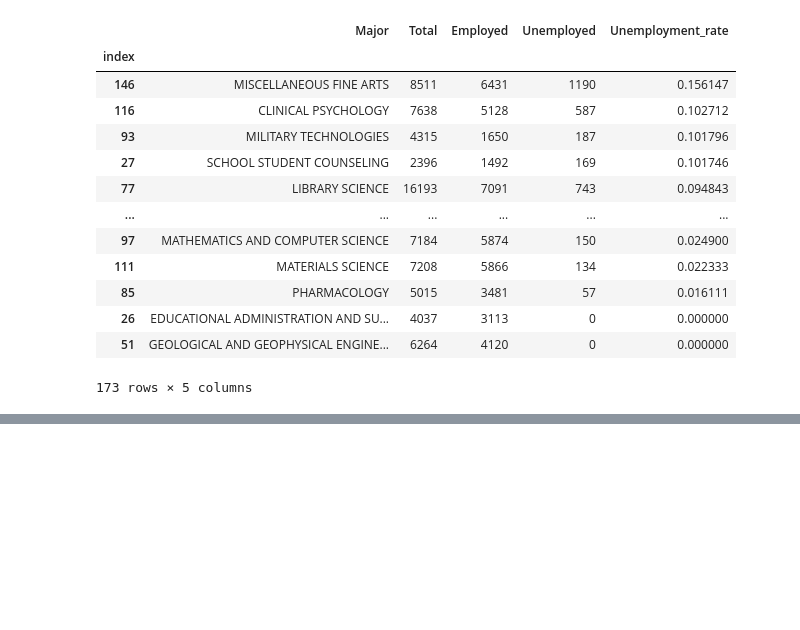
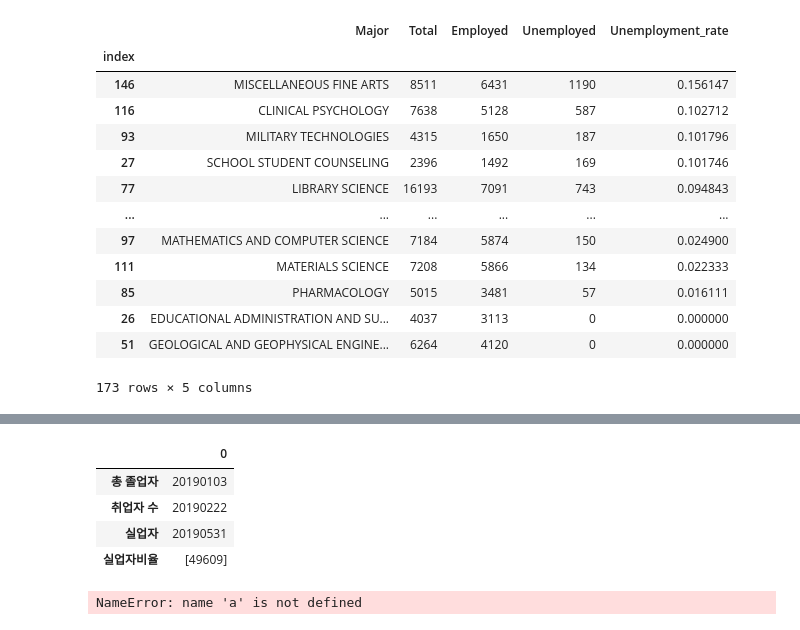
Before and after one commit to volfs01/College-Majors-and-their-Graduates_app, a Jupyter notebook: College-Majors-and-their-Graduates_app.ipynb, the cells around one changed output, grey strips where cells are left out. Cells and saved outputs as stored; diff of their text form; code cells hidden in the pictures; blank space fills up the shorter version.

```diff
--- a/College-Majors-and-their-Graduates_app.ipynb
+++ b/College-Majors-and-their-Graduates_app.ipynb
@@ -160,0 +183,13 @@ df_age.loc[(df_age['Employed']/df_age['Total'] * 100) == (df_age['Employed']/df_
+# %%
+student_card
+# %% [output]
+|  | 0 |
+| 총 졸업자 | 20190103 |
+| 취업자 수 | 20190222 |
+| 실업자 | 20190531 |
+| 실업자비율 | [49609] |
+# %%
+df_fig = pd.DataFrame({ '컬럼' :['총 졸업자', '취업자 수', '실업자','실업자비율'] ,'값':[x, y, z,a],
+                             }, index = [1,2,3,4])
+# %% [output]
+NameError: name 'a' is not defined
```
Also changed, not shown: parts of 27 cells of this notebook, 4 other files.
